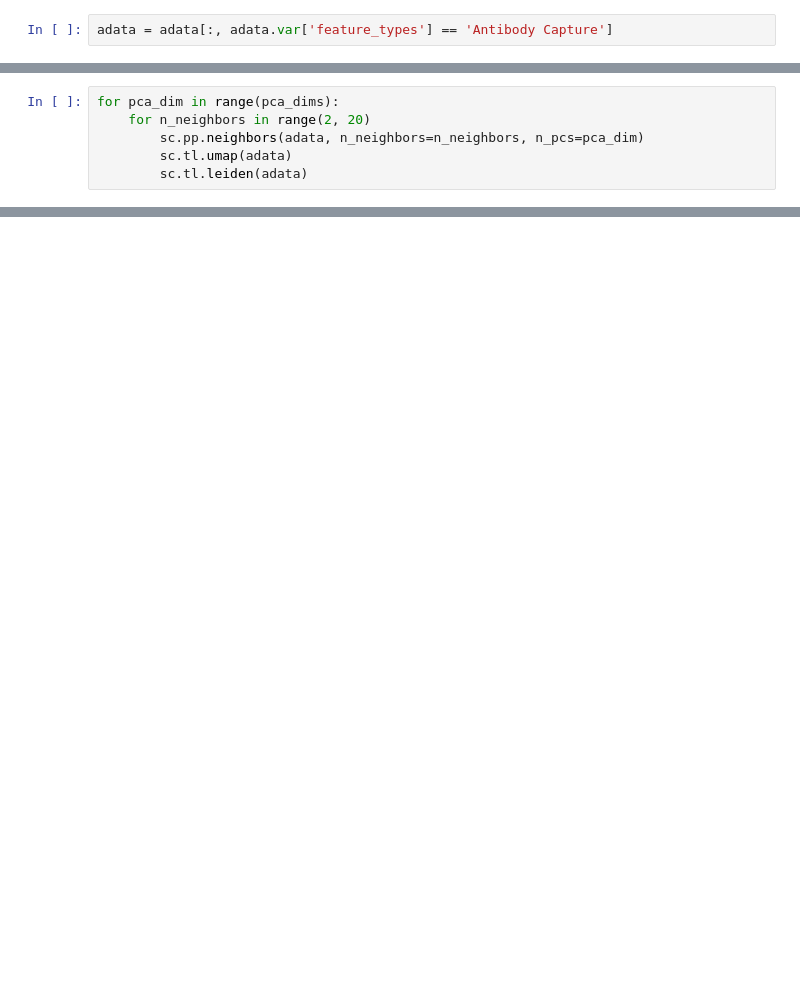
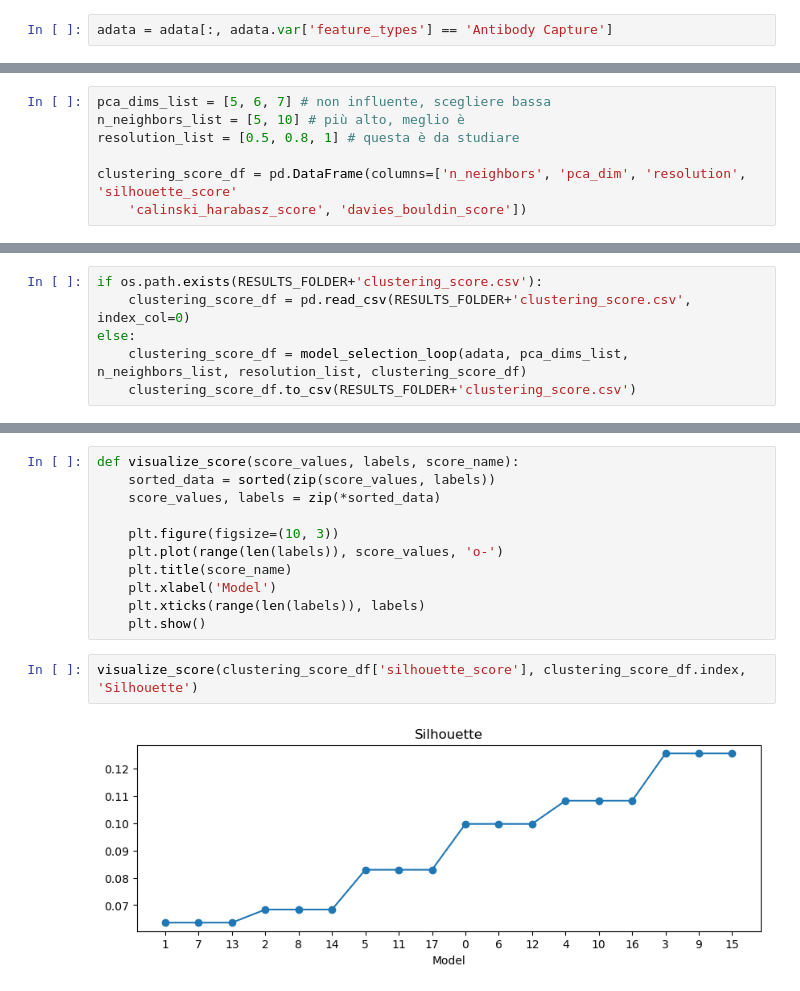
Before and after one commit to multi-omics-integration-for-MS/MS-GEO-Datasets, a Jupyter notebook: GSE239626/clustering.ipynb, the cells around one changed output, grey strips where cells are left out. Cells and saved outputs as stored; diff of their text form; blank space fills up the shorter version.

```diff
--- a/GSE239626/clustering.ipynb
+++ b/GSE239626/clustering.ipynb
@@ -48,6 +72,0 @@ adata.varm['PCs'].shape
-# %%
-for pca_dim in range(pca_dims):
-    for n_neighbors in range(2, 20)
-        sc.pp.neighbors(adata, n_neighbors=n_neighbors, n_pcs=pca_dim)
-        sc.tl.umap(adata)
-        sc.tl.leiden(adata)
@@ -59,0 +75,7 @@ sc.tl.leiden(adata)
+# %%
+pca_dims_list = [5, 6, 7] # non influente, scegliere bassa
+n_neighbors_list = [5, 10] # più alto, meglio è
+resolution_list = [0.5, 0.8, 1] # questa è da studiare
+
+clustering_score_df = pd.DataFrame(columns=['n_neighbors', 'pca_dim', 'resolution', 'silhouette_score'
+    'calinski_harabasz_score', 'davies_bouldin_score'])
@@ -59,0 +130,6 @@ sc.tl.leiden(adata)
+# %%
+if os.path.exists(RESULTS_FOLDER+'clustering_score.csv'):
+    clustering_score_df = pd.read_csv(RESULTS_FOLDER+'clustering_score.csv', index_col=0)
+else:
+    clustering_score_df = model_selection_loop(adata, pca_dims_list, n_neighbors_list, resolution_list, clustering_score_df)
+    clustering_score_df.to_csv(RESULTS_FOLDER+'clustering_score.csv')
@@ -59,0 +156,15 @@ sc.tl.leiden(adata)
+# %%
+def visualize_score(score_values, labels, score_name):
+    sorted_data = sorted(zip(score_values, labels))
+    score_values, labels = zip(*sorted_data)
+
+    plt.figure(figsize=(10, 3))
+    plt.plot(range(len(labels)), score_values, 'o-')
+    plt.title(score_name)
+    plt.xlabel('Model')
+    plt.xticks(range(len(labels)), labels)
+    plt.show()
+# %%
+visualize_score(clustering_score_df['silhouette_score'], clustering_score_df.index, 'Silhouette')
+# %% [output]
+[figure, added]
```
Also changed, not shown: parts of 37 cells of this notebook, 3 other files.
